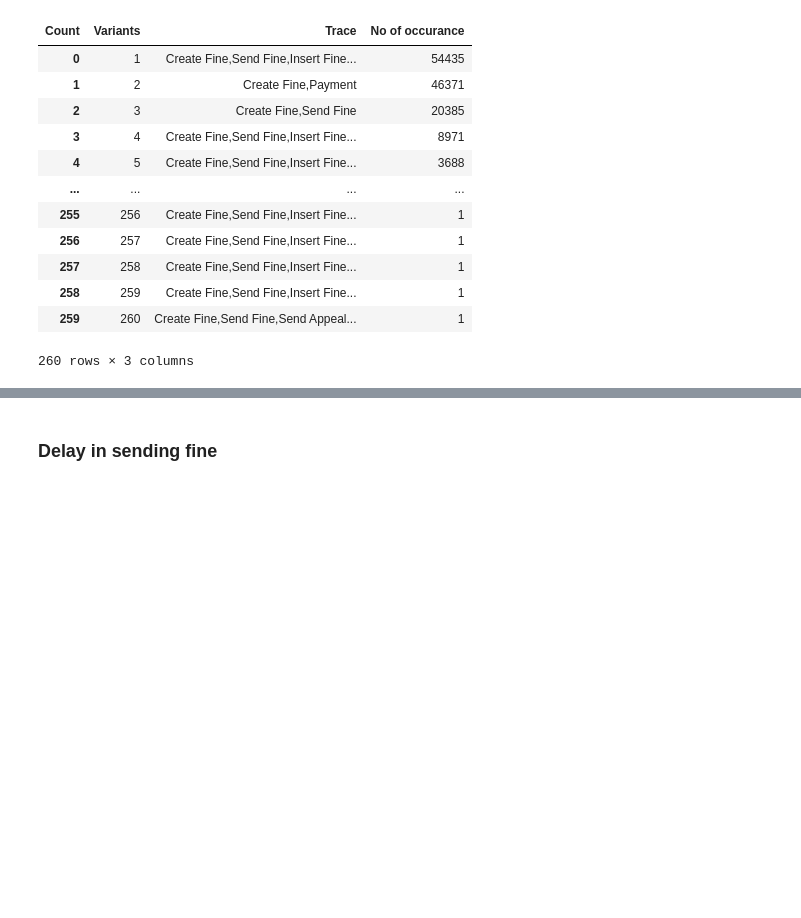
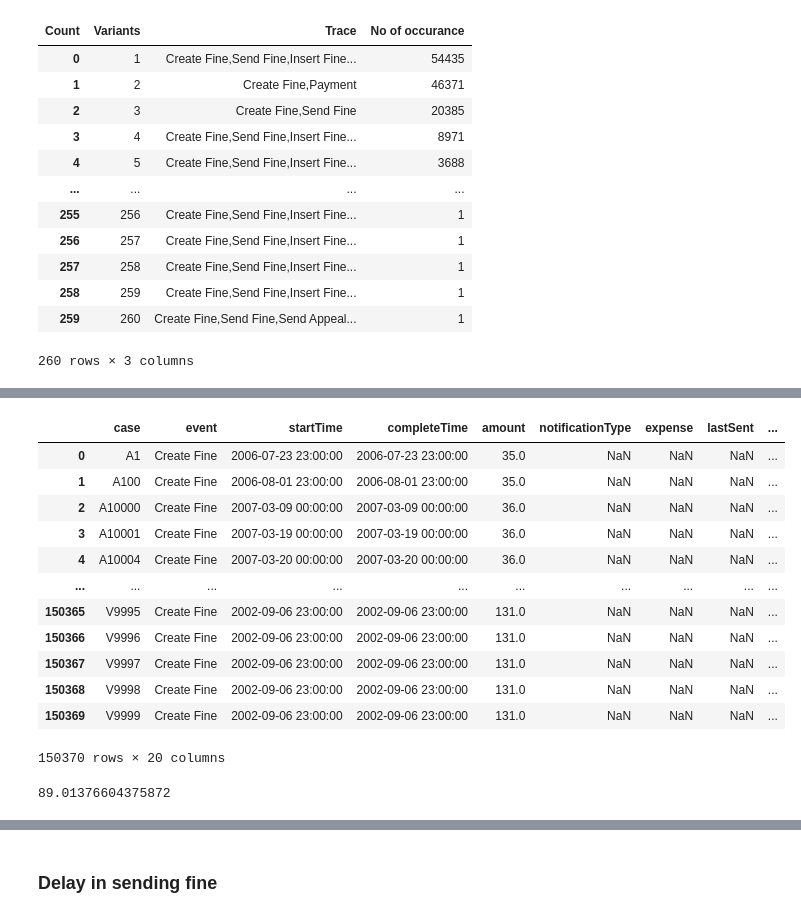
Before and after one commit to nkwachiabel/Process-Mining-Road-Traffic-Fine-Management, a Jupyter notebook: Road Traffic Fine Management.ipynb, the cells around one changed output, grey strips where cells are left out. Cells and saved outputs as stored; diff of their text form; code cells hidden in the pictures; blank space fills up the shorter version.

```diff
--- a/Road Traffic Fine Management.ipynb
+++ b/Road Traffic Fine Management.ipynb
@@ -125,0 +248,6 @@ variants_num33['No of occurance'].sum()
+# %%
+variants33_2 = variants33.copy()
+variants33_2 = variants33_2.reset_index()
+variants33_2 = variants33_2.merge(variants_num33, on='Trace', how='left')
+variants33_2 = variants33_2[['case','Variants']]
+variants33_2
@@ -125,0 +287,7 @@ variants_num33['No of occurance'].sum()
+# %%
+timing_detils['Max'] = timing_detils.apply(max, axis=1)
+timing_detils['Case Duration'] = timing_detils['Max'] - timing_detils[1]
+timing_detils['Case Duration'] = timing_detils['Case Duration'].apply(lambda x: round(x.total_seconds(),0))
+timing_detils['Case Duration'] = round(timing_detils['Case Duration']/86400,0).astype(int)
+timing_detils = timing_detils.drop(variants33_col, axis=1)
+timing_detils
@@ -125,0 +309,5 @@ variants_num33['No of occurance'].sum()
+# %%
+timing_detils_2 = timing_detils.copy()
+timing_detils_2 = timing_detils_2.reset_index()
+timing_detils_2 = timing_detils_2[['case','Case Duration']]
+timing_detils_2
@@ -125,0 +328,21 @@ variants_num33['No of occurance'].sum()
+# %%
+other_info = df_2.copy()
+# other_info = other_info[['Key', 'Product_hierarchy','NetValue', 'Company', 'Customer', 'OrderType','Count']]
+other_info = other_info[other_info['Count'] == 1].reset_index(drop=True)
+other_info = other_info.merge(timing_detils_2,on='case',how='outer')
+other_info = other_info.merge(variants33_2,on='case',how='outer')
+other_info
+# %% [output]
+|  | case | event | startTime | completeTime | amount | notificationType | expense | lastSent | ... |
+| 0 | A1 | Create Fine | 2006-07-23 23:00:00 | 2006-07-23 23:00:00 | 35.0 | NaN | NaN | NaN | ... |
+| 1 | A100 | Create Fine | 2006-08-01 23:00:00 | 2006-08-01 23:00:00 | 35.0 | NaN | NaN | NaN | ... |
+| 2 | A10000 | Create Fine | 2007-03-09 00:00:00 | 2007-03-09 00:00:00 | 36.0 | NaN | NaN | NaN | ... |
+| 3 | A10001 | Create Fine | 2007-03-19 00:00:00 | 2007-03-19 00:00:00 | 36.0 | NaN | NaN | NaN | ... |
+| 4 | A10004 | Create Fine | 2007-03-20 00:00:00 | 2007-03-20 00:00:00 | 36.0 | NaN | NaN | NaN | ... |
+| ... | ... | ... | ... | ... | ... | ... | ... | ... | ... |
+| 150365 | V9995 | Create Fine | 2002-09-06 23:00:00 | 2002-09-06 23:00:00 | 131.0 | NaN | NaN | NaN | ... |
+| 150366 | V9996 | Create Fine | 2002-09-06 23:00:00 | 2002-09-06 23:00:00 | 131.0 | NaN | NaN | NaN | ... |
+| 150367 | V9997 | Create Fine | 2002-09-06 23:00:00 | 2002-09-06 23:00:00 | 131.0 | NaN | NaN | NaN | ... |
+| 150368 | V9998 | Create Fine | 2002-09-06 23:00:00 | 2002-09-06 23:00:00 | 131.0 | NaN | NaN | NaN | ... |
+| 150369 | V9999 | Create Fine | 2002-09-06 23:00:00 | 2002-09-06 23:00:00 | 131.0 | NaN | NaN | NaN | ... |
+150370 rows × 20 columns
@@ -125,0 +353,4 @@ variants_num33['No of occurance'].sum()
+# %%
+(variants_num33['No of occurance'][:5].sum()/variants_num33['No of occurance'].sum())*100
+# %% [output]
+89.01376604375872
```
Also changed, not shown: parts of 37 cells of this notebook.
